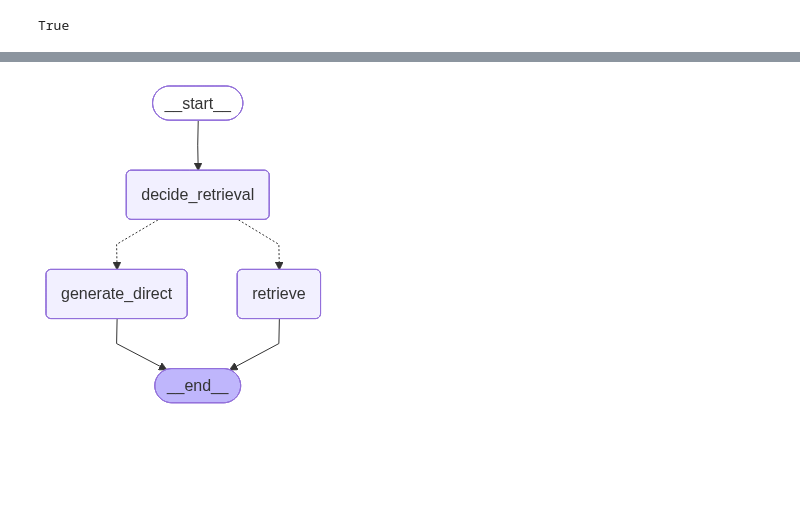
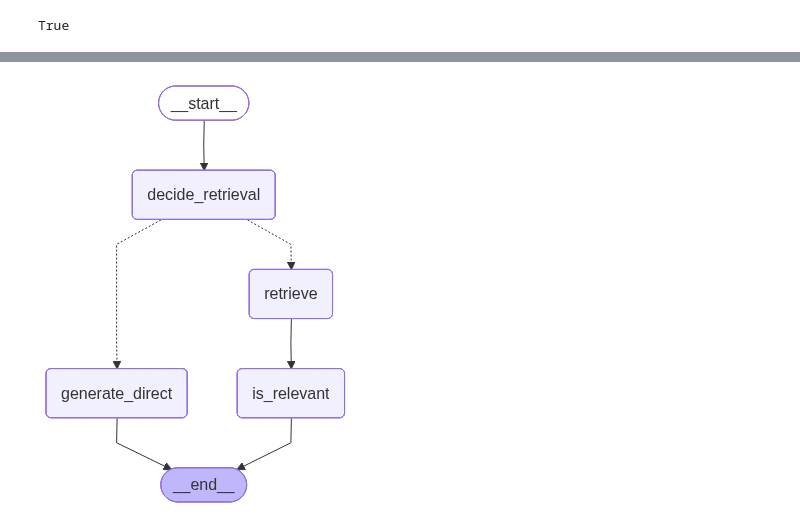
Before and after one commit to Suvam-Ray/LangGraph_basics, a Jupyter notebook: module_28_self_reflection_RAG/2_adding_is_relevant_node.ipynb, the cells around one changed output, grey strips where cells are left out. Drawn from its saved outputs; the diff is of its cells as text; code cells hidden in the pictures; blank space fills up the shorter version.

Commit message:
Self-reflection RAG : b) Adding is_relevant Node after Retrieval

```diff
--- a/module_28_self_reflection_RAG/2_adding_is_relevant_node.ipynb
+++ b/module_28_self_reflection_RAG/2_adding_is_relevant_node.ipynb
@@ -92,6 +90,7 @@ class State(TypedDict):
     need_retrieval: bool
 
     docs: List[Document]
+    relevant_docs: List[Document]
 
     answer: str
 # %%
@@ -155,6 +154,44 @@ def generate_direct(state: State):
 # %%
 def retrieve(state: State):
     return {"docs": retriever.invoke(state["question"])}
+# %%
+class RelevanceDecision(BaseModel):
+    is_relevant: bool = Field(
+        ...,
+        description="True if the document helps answer the question, else False."
+    )
+
+is_relevant_prompt = ChatPromptTemplate.from_messages(
+    [
+        (
+            "system",
+            "You are judging document relevance.\n"
+            "Return JSON that matches this schema:\n"
+            "{{'is_relevant': boolean}}\n\n"
+            "A document is relevant if it contains information useful for answering the question."
+        ),
+        (
+            "human",
+            "Question:\n{question}\n\nDocument:\n{document}"
+        ),
+    ]
+)
+
+relevance_llm = llm.with_structured_output(RelevanceDecision)
+
+@retry()
+def _judge_relevance(question: str, document: str) -> RelevanceDecision:
+    return relevance_llm.invoke(
+        is_relevant_prompt.format_messages(question=question, document=document)
+    )
+
+def is_relevant(state: State):
+    relevant_docs: List[Document] = []
+    for doc in state["docs"]:
+        decision = _judge_relevance(state["question"], doc.page_content)
+        if decision.is_relevant:
+            relevant_docs.append(doc)
+    return {"relevant_docs": relevant_docs}
 # %%
 def route_after_decide(state: State) -> Literal["generate_direct", "retrieve"]:
     if state["need_retrieval"]:
@@ -163,34 +200,36 @@ def route_after_decide(state: State) -> Literal["generate_direct", "retrieve"]:
 # %%
 g = StateGraph(State)
 
 # --------------------
 # Nodes
 # --------------------
 g.add_node("decide_retrieval", decide_retrieval)
 g.add_node("generate_direct", generate_direct)
 g.add_node("retrieve", retrieve)
+g.add_node("is_relevant", is_relevant)
 
 # --------------------
 # Edges
 # --------------------
 g.add_edge(START, "decide_retrieval")
 
 g.add_conditional_edges(
     "decide_retrieval",
     route_after_decide,
     {
         "generate_direct": "generate_direct",
         "retrieve": "retrieve",
     },
 )
 
 g.add_edge("generate_direct", END)
-g.add_edge("retrieve", END)  # temporary END for retrieval path
+g.add_edge("retrieve", "is_relevant")
+g.add_edge("is_relevant", END)
 
 app = g.compile()
 app
 # %% [output]
-[figure, old version]
+[figure, new version]
 # %%
 result = app.invoke(
     {
```
Also changed, not shown: parts of 5 cells of this notebook.
